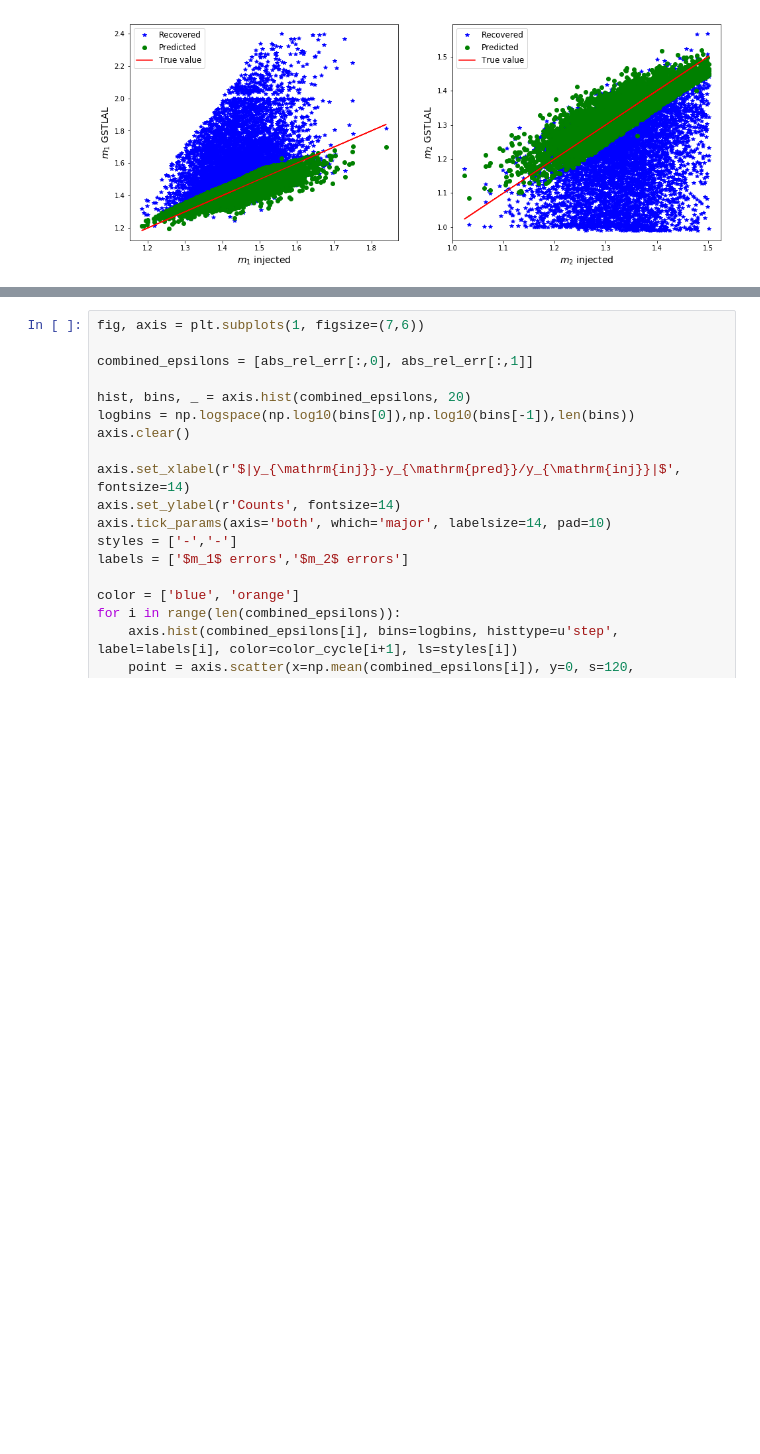
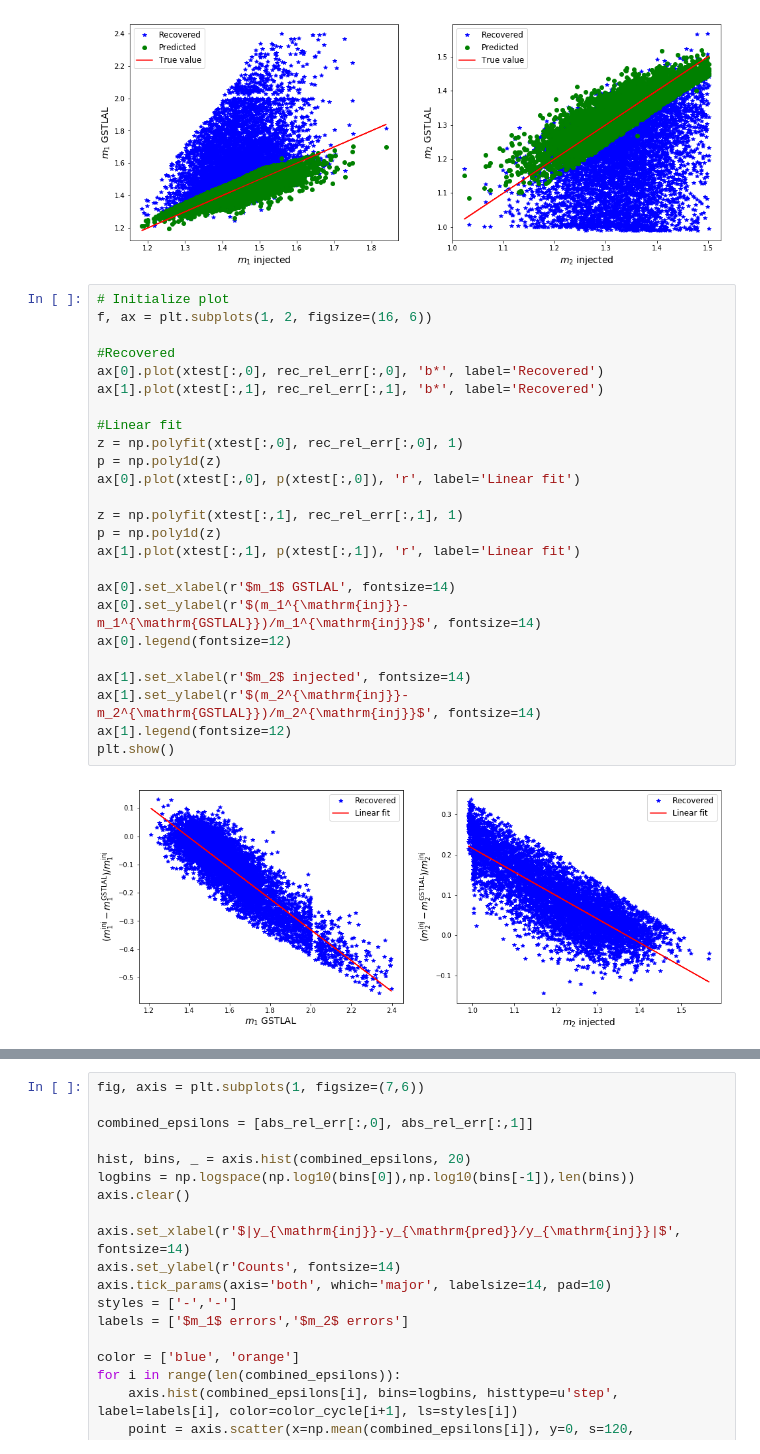
Before and after one commit to PhoenixBirdCreations/IPAM2021_ML, a Jupyter notebook: algo/GPR/gpytorch/notebooks/errors.ipynb, the cells around one changed output, grey strips where cells are left out. Drawn from its saved outputs; the diff is of its cells as text; blank space fills up the shorter version.

Commit message:
added plots

```diff
--- a/algo/GPR/gpytorch/notebooks/errors.ipynb
+++ b/algo/GPR/gpytorch/notebooks/errors.ipynb
@@ -254,3 +254,30 @@ ax[1].legend(fontsize=12)
 plt.show()
 # %% [output]
 [figure]
+# %%
+# Initialize plot
+f, ax = plt.subplots(1, 2, figsize=(16, 6))
+
+#Recovered
+ax[0].plot(xtest[:,0], rec_rel_err[:,0], 'b*', label='Recovered')
+ax[1].plot(xtest[:,1], rec_rel_err[:,1], 'b*', label='Recovered')
+
+#Linear fit
+z = np.polyfit(xtest[:,0], rec_rel_err[:,0], 1)
+p = np.poly1d(z)
+ax[0].plot(xtest[:,0], p(xtest[:,0]), 'r', label='Linear fit')
+
+z = np.polyfit(xtest[:,1], rec_rel_err[:,1], 1)
+p = np.poly1d(z)
+ax[1].plot(xtest[:,1], p(xtest[:,1]), 'r', label='Linear fit')
+
+ax[0].set_xlabel(r'$m_1$ GSTLAL', fontsize=14)
+ax[0].set_ylabel(r'$(m_1^{\mathrm{inj}}-m_1^{\mathrm{GSTLAL}})/m_1^{\mathrm{inj}}$', fontsize=14)
+ax[0].legend(fontsize=12)
+
+ax[1].set_xlabel(r'$m_2$ injected', fontsize=14)
+ax[1].set_ylabel(r'$(m_2^{\mathrm{inj}}-m_2^{\mathrm{GSTLAL}})/m_2^{\mathrm{inj}}$', fontsize=14)
+ax[1].legend(fontsize=12)
+plt.show()
+# %% [output]
+[figure, added]
```
Also changed, not shown: parts of 1 cell of this notebook.
